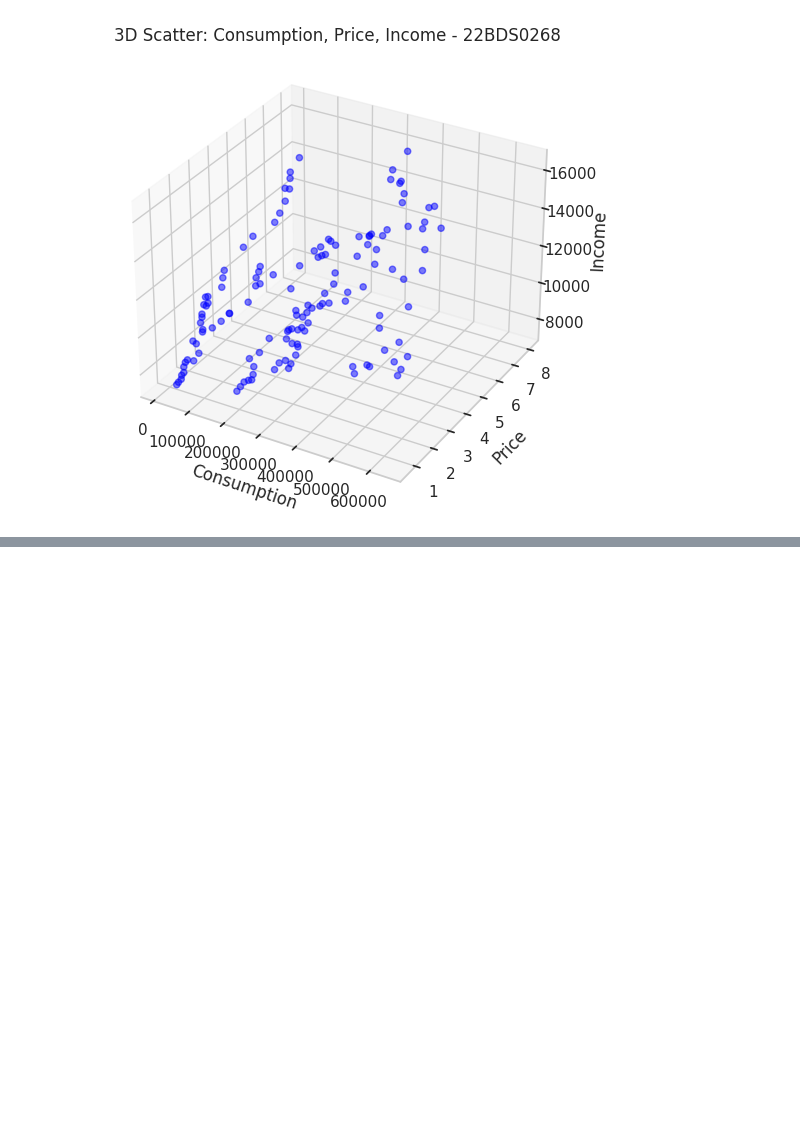
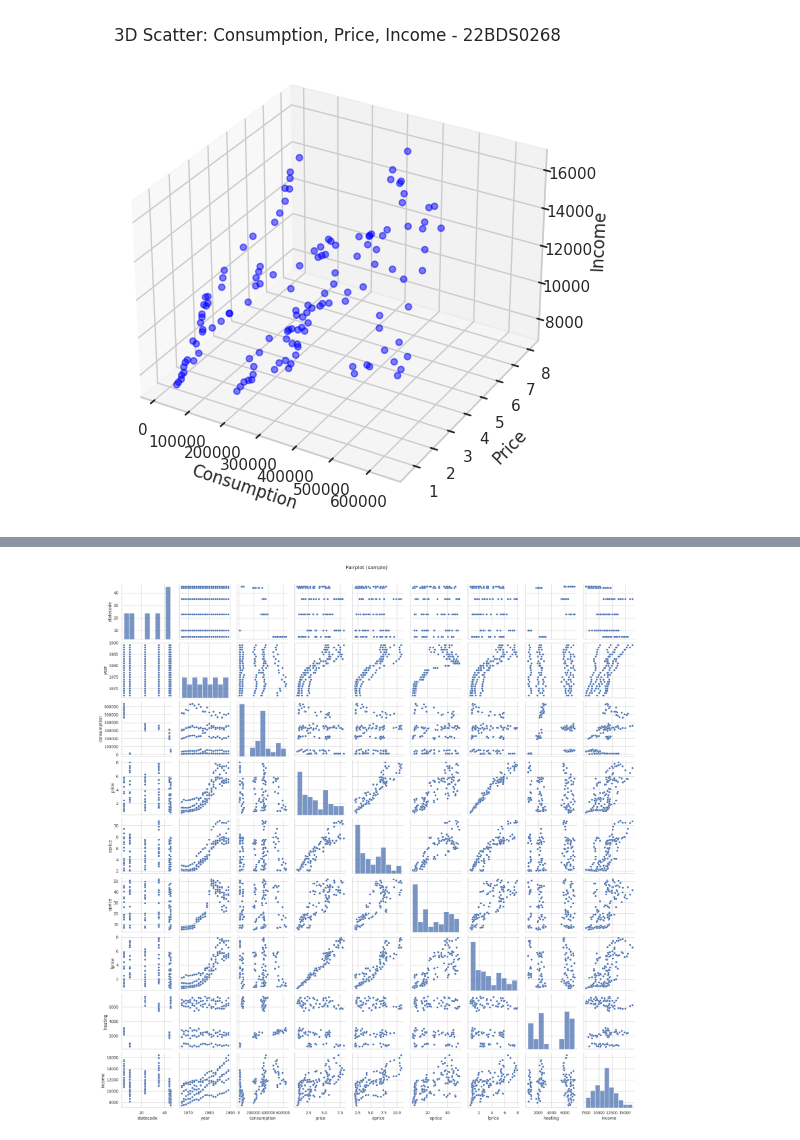
Before and after one commit to Ramit28/22BDS0268, a Jupyter notebook: 22BDS0268.ipynb, the cells around one changed output, grey strips where cells are left out. Cells and saved outputs as stored; diff of their text form; code cells hidden in the pictures; blank space fills up the shorter version.

```diff
--- a/22BDS0268.ipynb
+++ b/22BDS0268.ipynb
@@ -422,0 +430,9 @@ Name: count, dtype: int64
+# %%
+# 2D: numerical vs numerical — scatter + correlation heatmap
+num2 = df.select_dtypes(include=[np.number]).columns.tolist()
+if len(num2) >= 2:
+    sns.pairplot(df[num2].dropna().sample(min(500, len(df))))
+    plt.suptitle("Pairplot (sample)", y=1.02)
+    plt.show()
+# %% [output]
+[figure, added]
```
Also changed, not shown: parts of 10 cells of this notebook.
